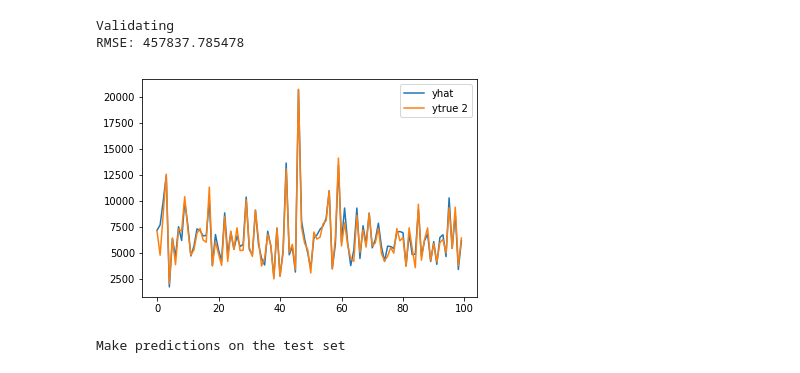
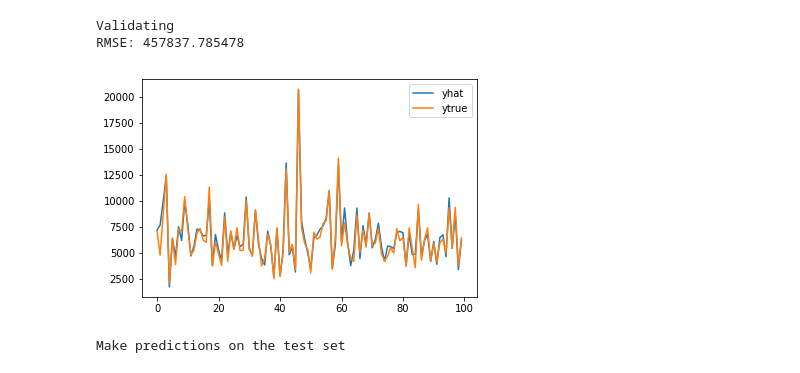
Before and after one commit to BWallyn/PredictSales, a Jupyter notebook: Rossmann_Stores_Analysis.ipynb, the cells around one changed output. Cells and saved outputs as stored; diff of their text form; code cells hidden in the pictures.

```diff
--- a/Rossmann_Stores_Analysis.ipynb
+++ b/Rossmann_Stores_Analysis.ipynb
@@ -683,13 +683,13 @@ RMSE: 457837.785478
 # %%
 i = 100
 x = range(len(yhat[:i]))
 ytrue = X_valid.Sales.values
 plt.plot(x, yhat[:i], label = "yhat")
-plt.plot(x, ytrue[:i], label = "ytrue 2")
+plt.plot(x, ytrue[:i], label = "ytrue")
 plt.legend()
 plt.show()
 # %% [output]
-[figure, old version]
+[figure, new version]
 # %%
 print("Make predictions on the test set")
 dtest = xgb.DMatrix(test[features])
```
